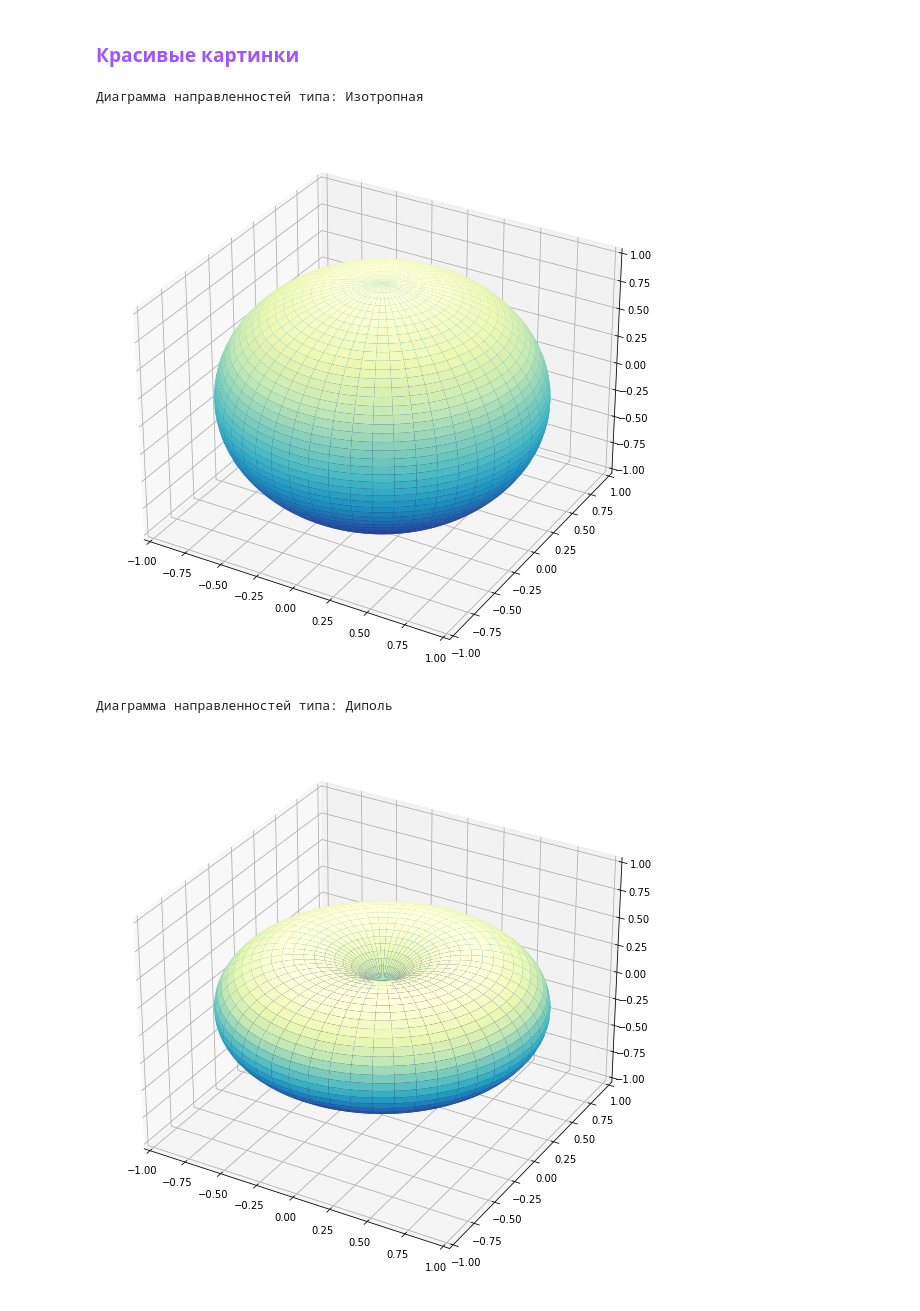
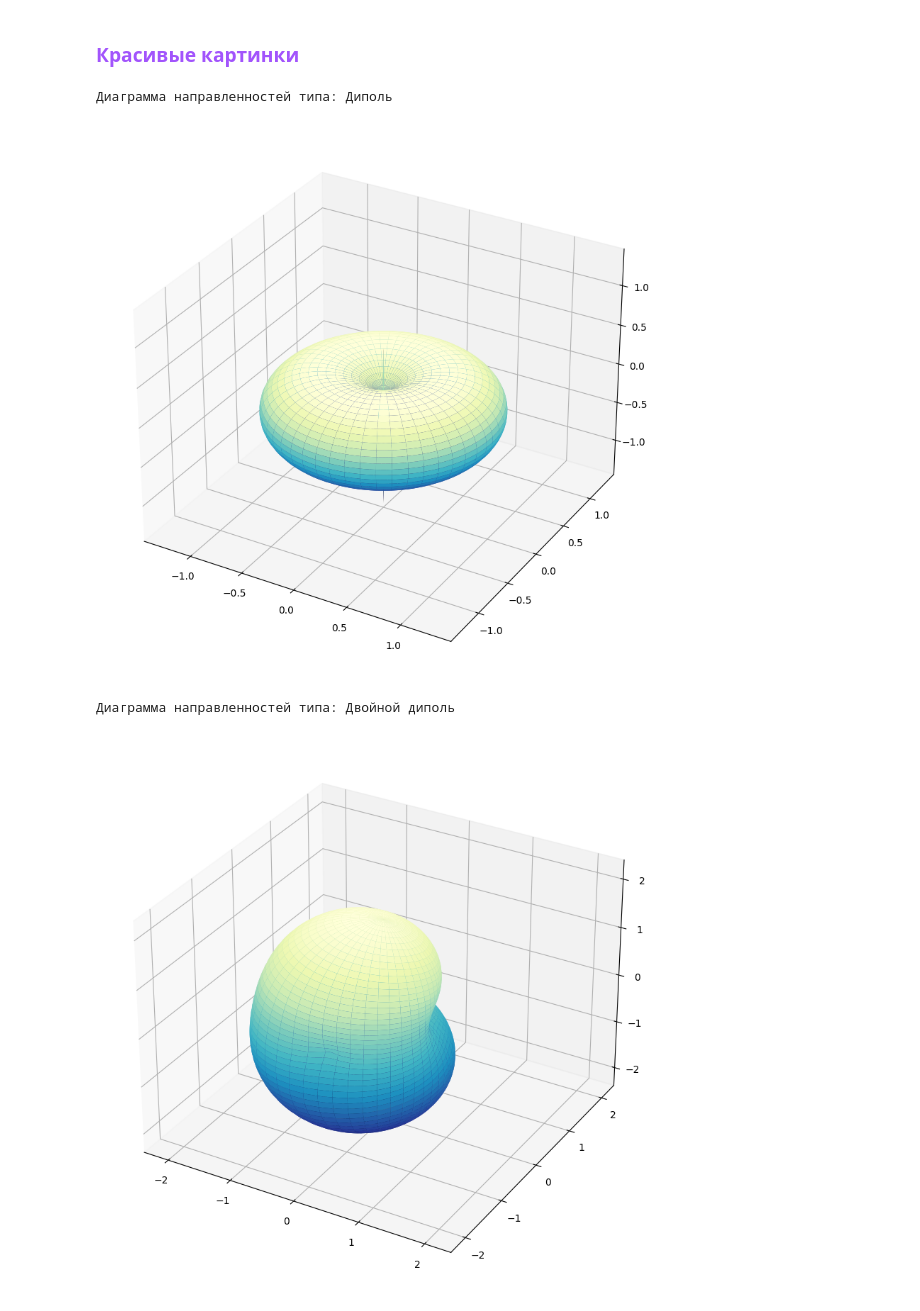
Before and after one commit to CamelCaseAverageEnjoyer/PythonCompendium, a Jupyter notebook: DissertationPhd/gain show.ipynb, the cells around one changed output. Drawn from its saved outputs; the diff is of its cells as text; code cells hidden in the pictures.

```diff
--- a/DissertationPhd/gain show.ipynb
+++ b/DissertationPhd/gain show.ipynb
@@ -7,46 +7,56 @@ import numpy as np
 def pol2dec(r, u, v):
     return np.array([r * np.cos(u) * np.cos(v), r * np.sin(u) * np.cos(v), r * np.sin(v)])
 
-def gain(r: any, model: str = 'dipol') -> float:
+def clip(a, bot=-1e10, top=1e10):
+    if a > top:
+        return top
+    if a < bot:
+        return bot
+    return a
 
-    def local_dipol(r, ind: str = 'x'):
+def gain(r: any, model: str = 'dipol', distortion: float = 0.2) -> float:
+
+    def local_dipol(r, ind: str = 'x', distortion: float = 0.):
         cos_a = r[0]*int(ind=='x') + r[1]*int(ind=='y') + r[2]*int(ind=='z')
         sin_a = np.sqrt(r[1]**2 + r[2]**2)*int(ind=='x') + \
                 np.sqrt(r[0]**2 + r[2]**2)*int(ind=='y') + \
                 np.sqrt(r[0]**2 + r[1]**2)*int(ind=='z')
-        return np.cos(cos_a * np.pi / 2) / sin_a
+        aside = (r[1]+r[2])*int(ind=='x') + \
+                r[0]*int(ind=='y') + \
+                r[2]*int(ind=='z')
+        return np.cos(cos_a * np.pi / 2) / sin_a - distortion * cos_a  - distortion * aside
 
     if model == 'dipol':
-        return local_dipol(r, 'z')
+        return local_dipol(r, 'z', distortion)
     if model == 'double dipol':
-        return local_dipol(r, 'x') + local_dipol(r, 'y')
+        return local_dipol(r, 'x', distortion) + local_dipol(r, 'y', distortion)
     return 1
 
 def plot_model_gain(model: str, txt: str, N: int = 200):
     print(f"Диаграмма направленностей типа: {txt}")
     fig = plt.figure(figsize=(10, 10))
     ax = fig.add_subplot(projection='3d')
 
     u = np.linspace(0, 2 * np.pi, N)
     v = np.linspace(-np.pi / 2, np.pi / 2, N)
     U, V = np.meshgrid(u, v)
 
     g = np.array([[gain(r=pol2dec(1, u[i], v[j]), model=model) for i in range(N)] for j in range(N)])
     max_g = np.max(g.flatten())
     X, Y, Z = g*np.cos(U)*np.cos(V), g*np.sin(U)*np.cos(V), g*np.sin(V)
 
     ax.plot_surface(X, Y, Z, cmap=plt.cm.YlGnBu_r)
     ax.set_xlim(-max_g, max_g)
     ax.set_ylim(-max_g, max_g)
     ax.set_zlim(-max_g, max_g)
-    # ax.view_init(320, 70)
+    # ax.view_init(0, 70)
     plt.show()
 
-plot_model_gain('equal', 'Изотропная')
+# plot_model_gain('equal', 'Изотропная')
 plot_model_gain('dipol', 'Диполь')
 plot_model_gain('double dipol', 'Двойной диполь')
 # %% [output]
-Диаграмма направленностей типа: Изотропная
+Диаграмма направленностей типа: Диполь
-[figure, old version]
+[figure, new version]
-Диаграмма направленностей типа: Диполь
+Диаграмма направленностей типа: Двойной диполь
-[figure, old version]
+[figure, new version]
```
Also changed, not shown: parts of 1 cell of this notebook, 5 other files.
